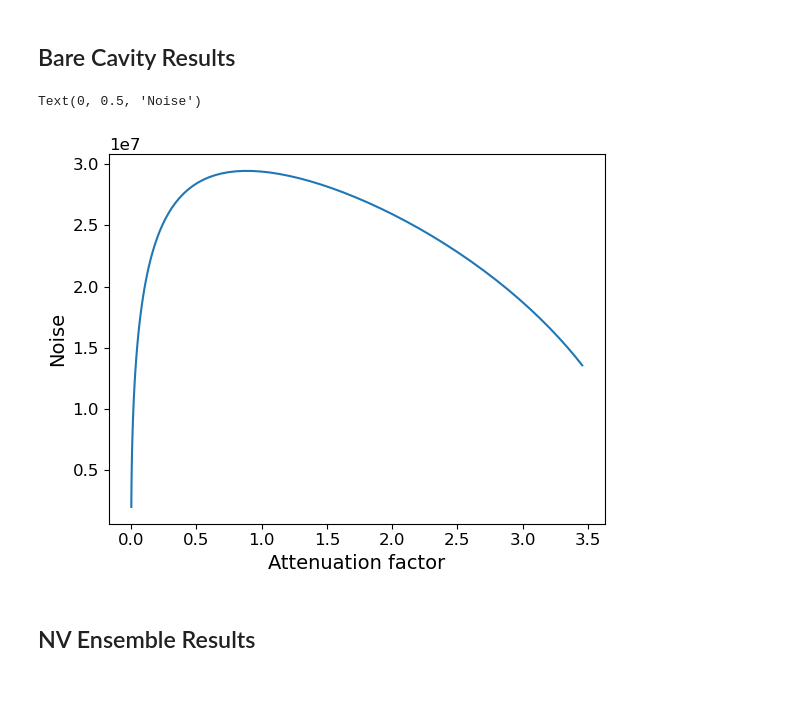
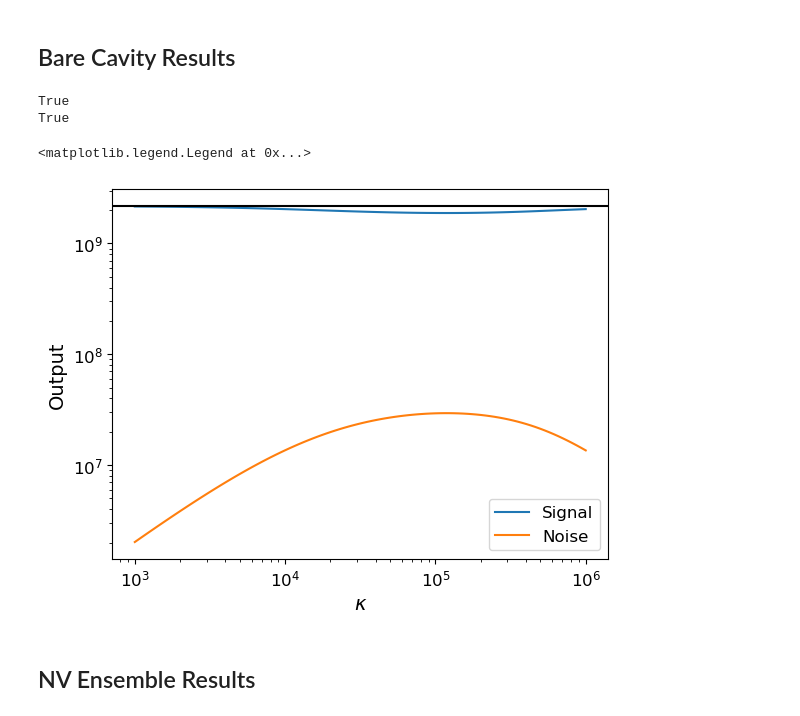
Before and after one commit to jleamer/mode_cooling, a Jupyter notebook: atten_comparison_2.ipynb, the cells around one changed output. Cells and saved outputs as stored; diff of their text form; code cells hidden in the pictures; blank space fills up the shorter version.

Commit message:
Corrected a mistake in the output signal spectra calculations for the bare cavity and the NV ensemble cavity

```diff
--- a/atten_comparison_2.ipynb
+++ b/atten_comparison_2.ipynb
@@ -79,7 +79,7 @@ def bare_cav_noise(ω, κ, γ, nT):
     return integrate.simpson(1 / (2 * np.pi) * num / den, x=ω, axis=0)
 # %%
 def bare_cav_signal(ω, κ, γ, S):
-    num = κ ** 2 * S
+    num = ((κ - γ) ** 2 / 4 + ω ** 2) * S
     den = np.abs((κ + γ) / 2 - 1j * ω) ** 2
     return integrate.simpson(1 / (2 * np.pi) * num / den, x=ω, axis=0)
 # %%
@@ -121,18 +121,27 @@ bc_noise = bare_cav_noise(ωm, κm, γ, nT)
 
 # Also calculate the signal if the cavity has zero noise to obtain the reflected portion
 # Actually, this isn't required because its just the same as the signal term
-# bc_zero_temp = bare_cav_output(ωm, κm, γ, 0, S)
+bc_zero_temp = bare_cav_output(ωm, κm, γ, 0, S)
+print(np.allclose(bc_signal, bc_zero_temp))
+# %% [output]
+True
+True
 # %%
 # Define our attenuation factor using the ratio of the output signal to the input signal
 α_bc = bc_signal / input_signal
 # %%
 # Plot the attenuation coefficient vs the noise
-plt.plot(α_bc, bc_noise)
-plt.xlabel("Attenuation factor")
-plt.ylabel("Noise")
+plt.plot(κm[0], bc_signal, label='Signal')
+plt.plot(κm[0], bc_noise, label='Noise')
+plt.xlabel("$\\kappa$")
+plt.ylabel("Output")
+plt.axhline(y=input_signal, color='k')
+plt.xscale('log')
+plt.yscale('log')
+plt.legend()
 # %% [output]
-Text(0, 0.5, 'Noise')
+<matplotlib.legend.Legend at 0x...>
-[figure, old version]
+[figure, new version]
 # %% [markdown]
 ## NV Ensemble Results
 # %%
```
Also changed, not shown: parts of 1 cell of this notebook.
